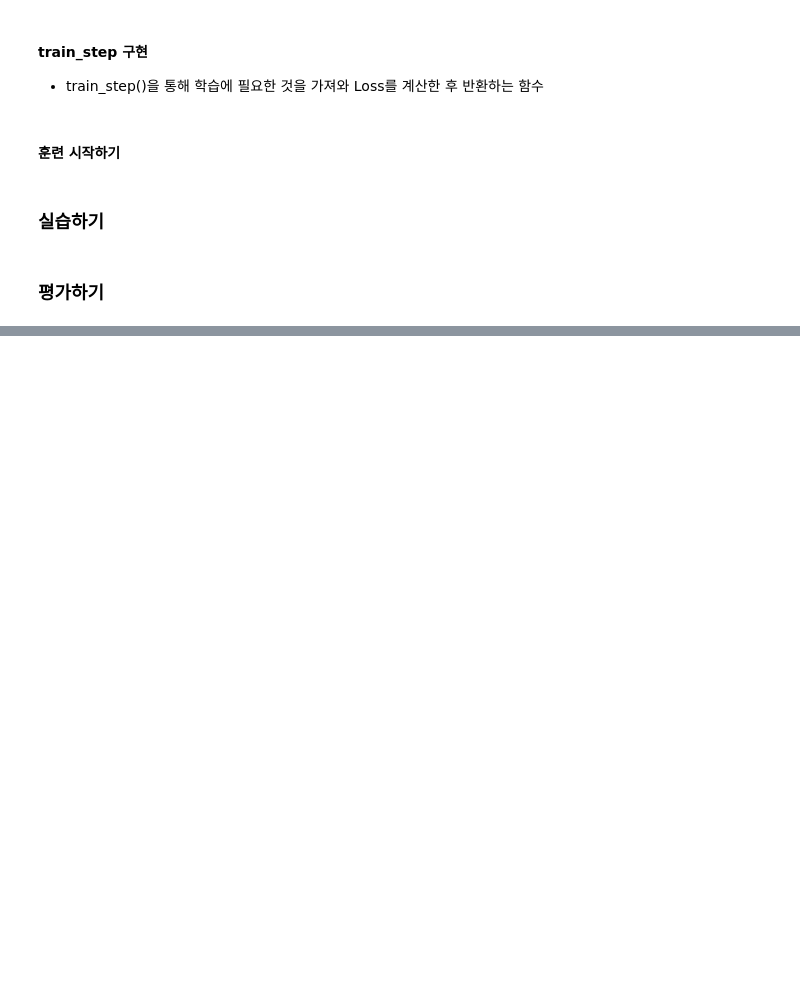
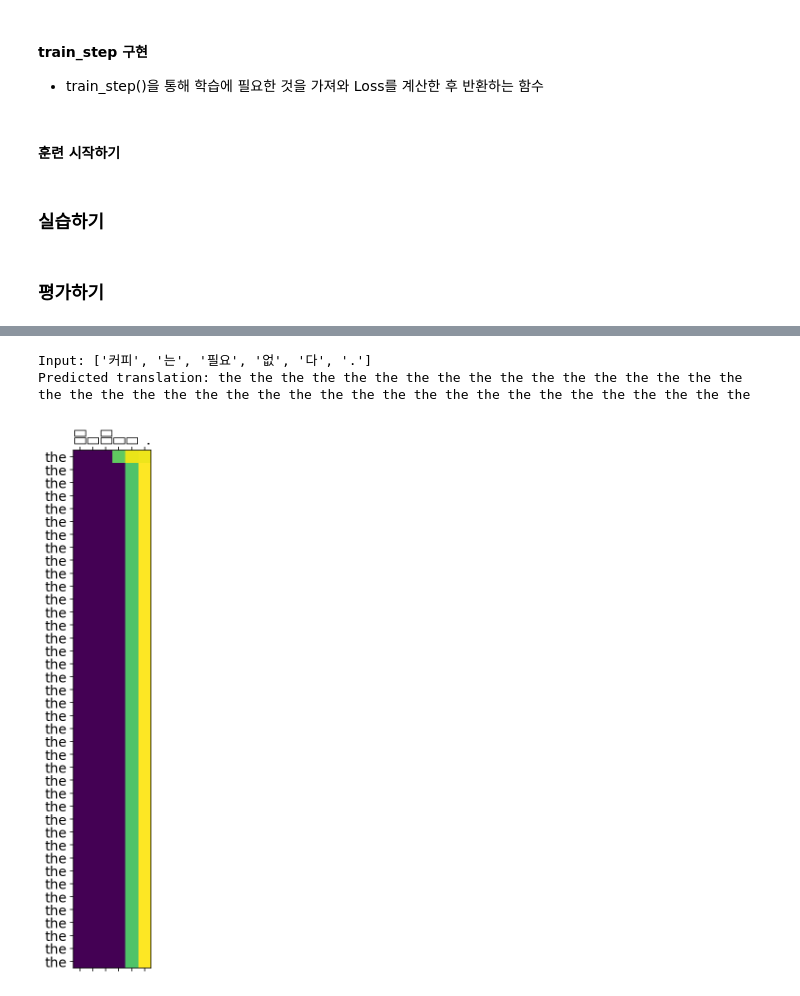
Before and after one commit to ixxxxu/deep_nlp, a Jupyter notebook: s2s_translation/s2s_translation.ipynb, the cells around one changed output, grey strips where cells are left out. Drawn from its saved outputs; the diff is of its cells as text; code cells hidden in the pictures; blank space fills up the shorter version.

```diff
--- a/s2s_translation/s2s_translation.ipynb
+++ b/s2s_translation/s2s_translation.ipynb
@@ -530,0 +710,6 @@ Predicted translation: puedo tomar un poco caf ? <end>
+# %%
+translate("커피는 필요 없다.", encoder, decoder)
+# %% [output]
+Input: ['커피', '는', '필요', '없', '다', '.']
+Predicted translation: the the the the the the the the the the the the the the the the the the the the the the the the the the the the the the the the the the the the the the the the
+[figure, added]
```
Also changed, not shown: parts of 35 cells of this notebook.
